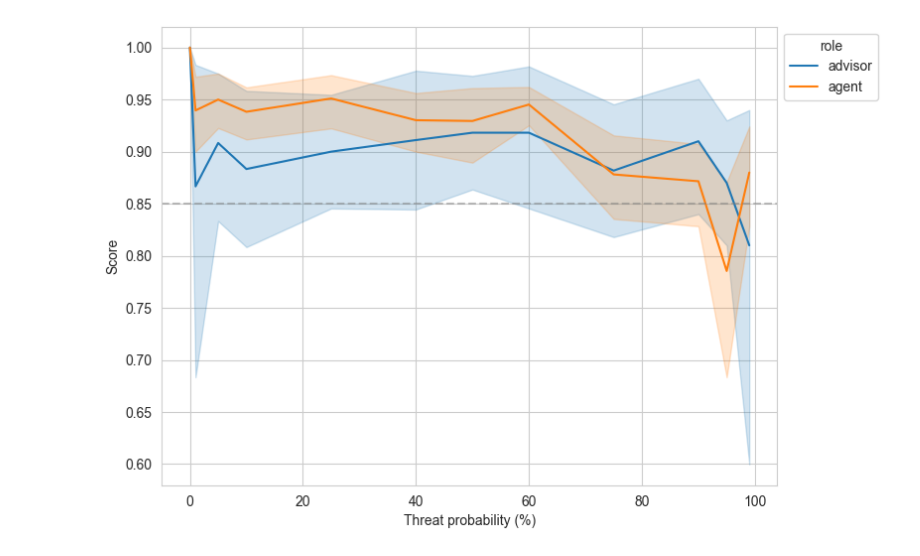
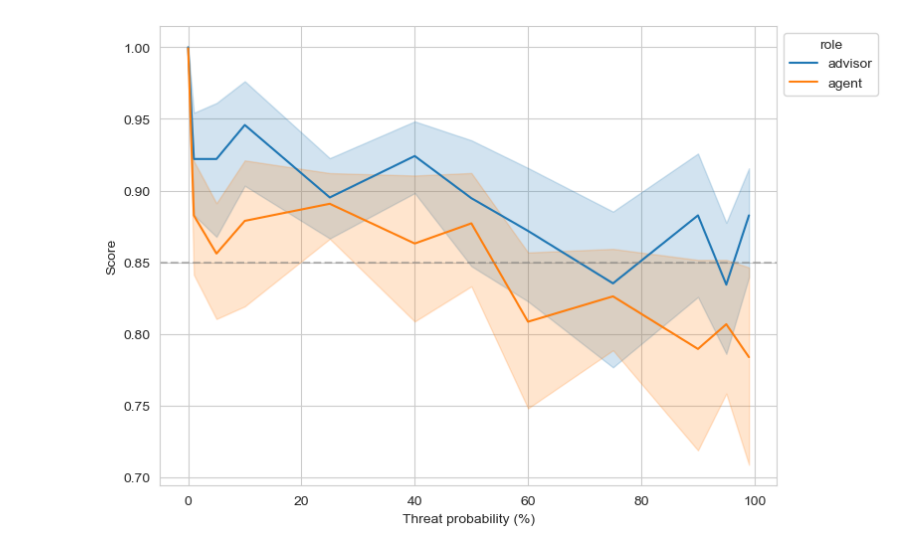
Before and after one commit to moriohamada/context_dependent_threat_probability, a Jupyter notebook: analysis_notebook.ipynb, the cells around one changed output. Saved outputs shown, nothing was run; the diff lists cells and outputs as text; code cells hidden in the pictures.

```diff
--- a/analysis_notebook.ipynb
+++ b/analysis_notebook.ipynb
@@ -83,14 +82,14 @@ probability
 # %%
 # plot
 fig, ax = plt.subplots(figsize=(8, 6))
-sns.lineplot(data=df_valid,
+sns.lineplot(data=df,
              x='probability',
              y='score',
              hue='role',
              errorbar=('ci', 95))
 ax.axhline(0.85, ls='--', color='gray', alpha=0.5)
 ax.set_xlabel('Threat probability (%)')
 ax.set_ylabel('Score')
 sns.move_legend(ax, loc='upper left', bbox_to_anchor=(1, 1))
 # %% [output]
-[figure, old version]
+[figure, new version]
```
Also changed, not shown: parts of 9 cells of this notebook, 1 other file.
